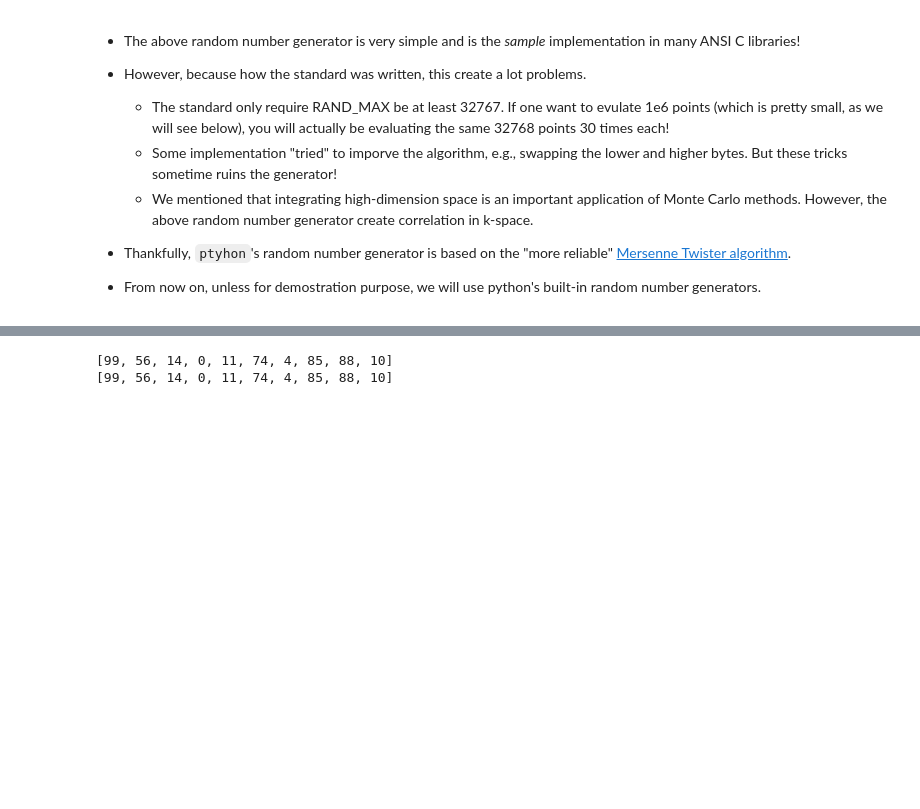
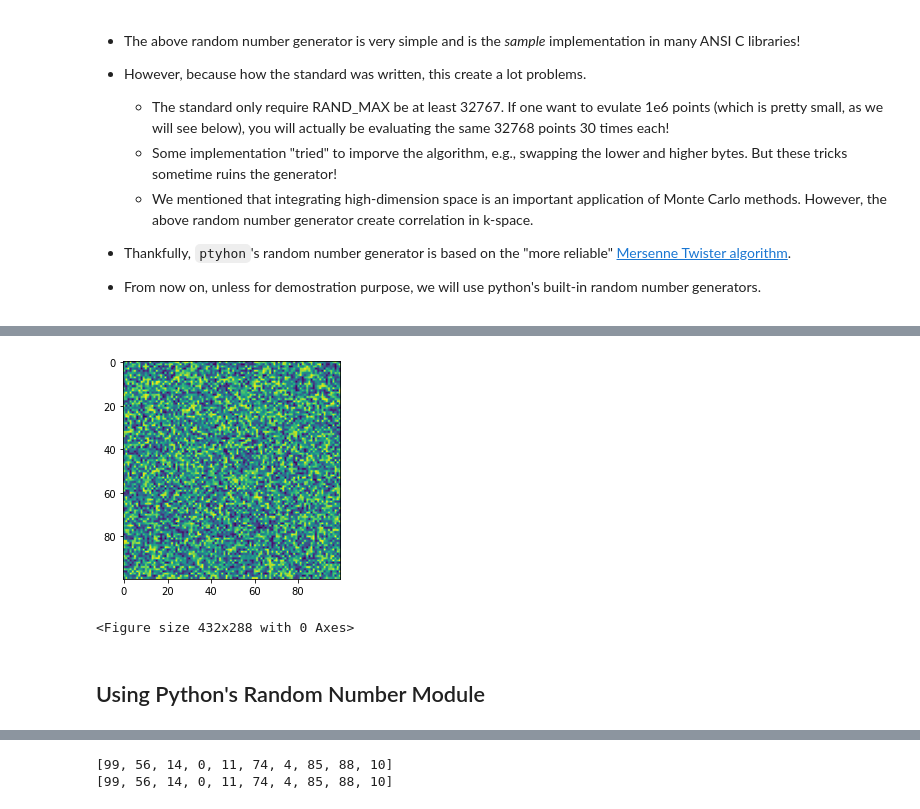
Before and after one commit to uarizona-2022spring-phys105a/phys105a, a Jupyter notebook: 04/Handson.ipynb, the cells around one changed output, grey strips where cells are left out. Cells and saved outputs as stored; diff of their text form; code cells hidden in the pictures; blank space fills up the shorter version.

```diff
--- a/04/Handson.ipynb
+++ b/04/Handson.ipynb
@@ -81,3 +99,17 @@ We may ensure that they are the same by "seeding" the random number generator wi
+# %%
+# We may even plot the random numbers
+
+ll = [[myrand() for i in range(100)] for j in range(100)]
+
+plt.imshow(ll)
+plt.show() # optional if you use Jupyter Notebook
+
+plt.savefig('rand.png')
+# %% [output]
+[figure, added]
+<Figure size 432x288 with 0 Axes>
+# %% [markdown]
+## Using Python's Random Number Module
 # %%
 # Let's now try python's random number library
 
```
Also changed, not shown: parts of 17 cells of this notebook, 1 other file.
